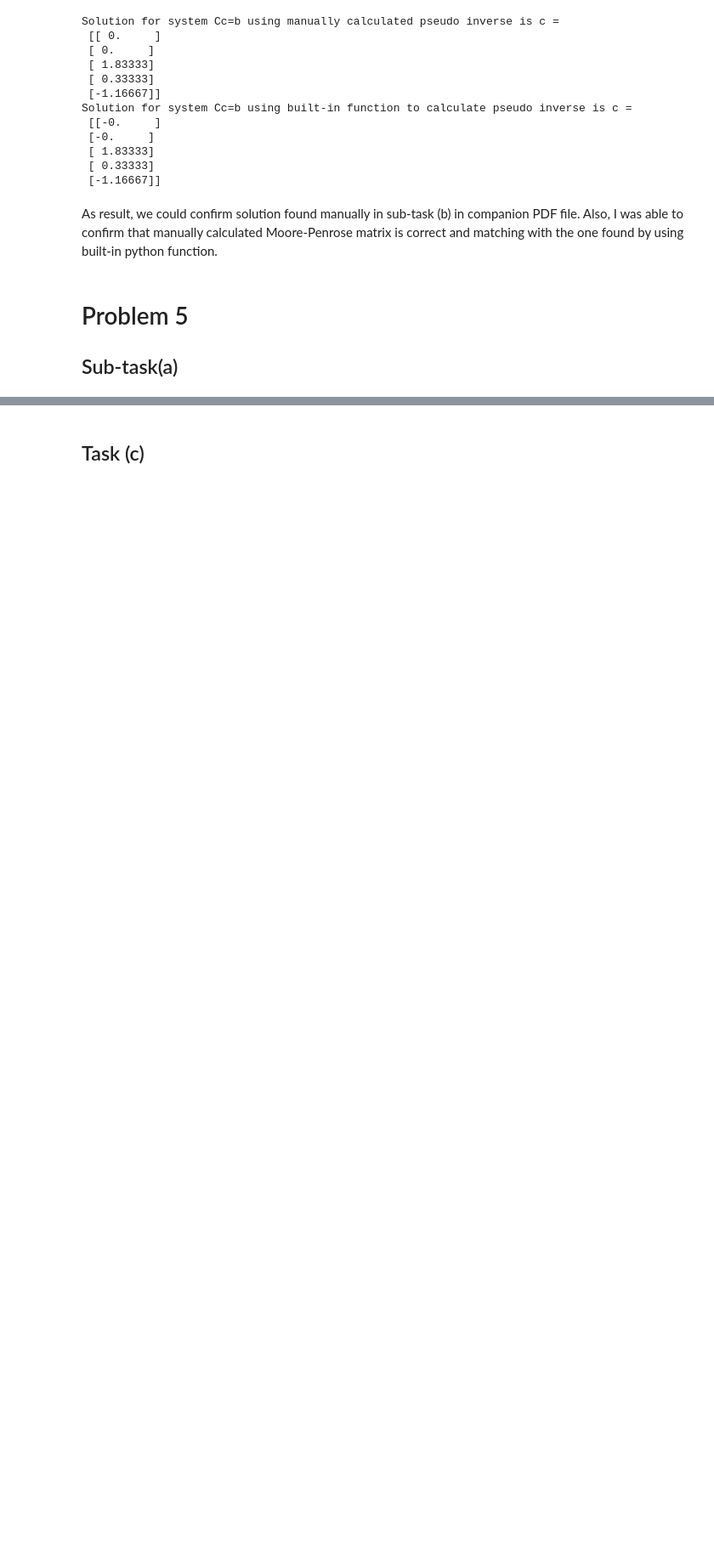
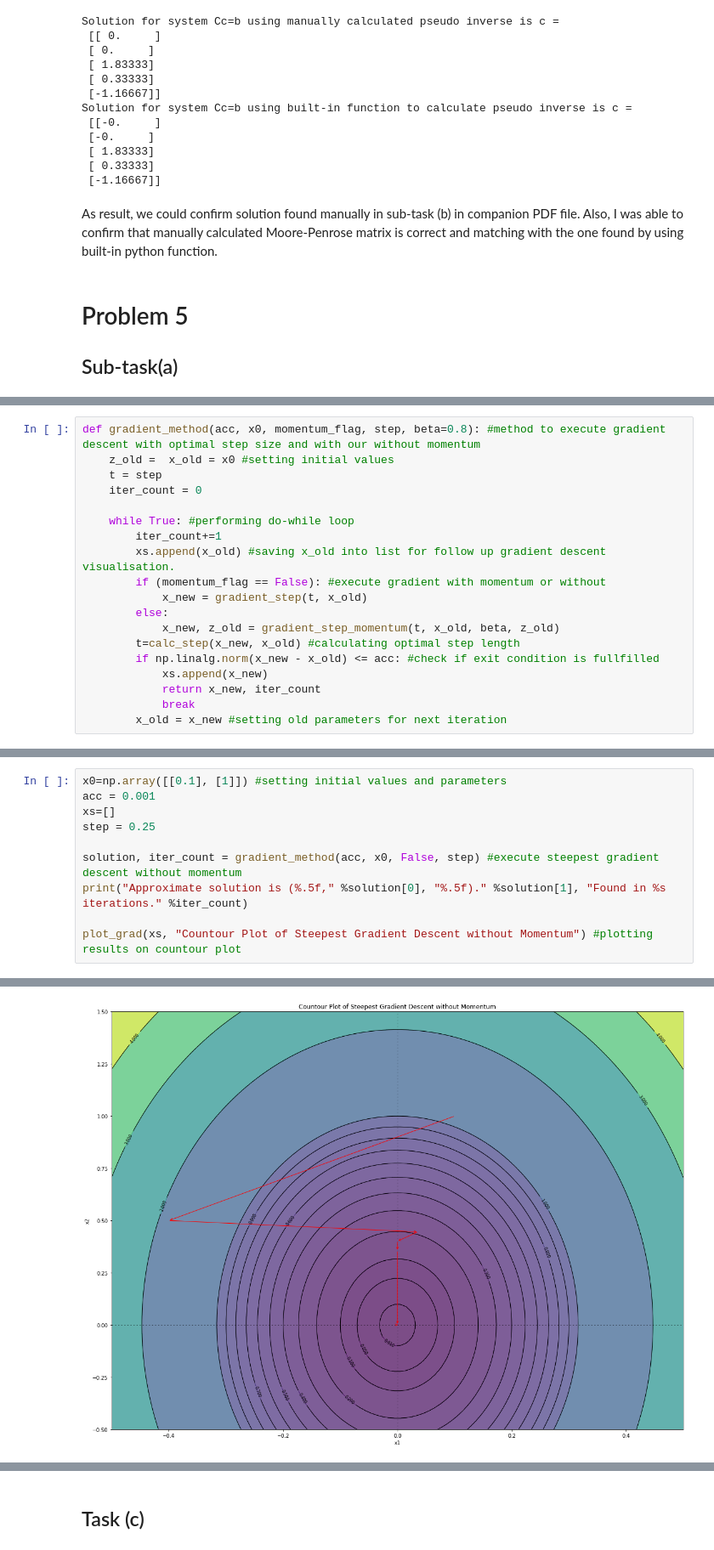
Before and after one commit to kai-wren/LinAl, a Jupyter notebook: LA_HW7.ipynb, the cells around one changed output, grey strips where cells are left out. Shown at 85% size. Cells and saved outputs as stored; diff of their text form; blank space fills up the shorter version.

```diff
--- a/LA_HW7.ipynb
+++ b/LA_HW7.ipynb
@@ -183,0 +168,19 @@ Approximate solution is (0.00019, 0.00386). Found in 28 iterations.
+# %%
+def gradient_method(acc, x0, momentum_flag, step, beta=0.8): #method to execute gradient descent with optimal step size and with our without momentum
+    z_old =  x_old = x0 #setting initial values
+    t = step
+    iter_count = 0
+
+    while True: #performing do-while loop
+        iter_count+=1
+        xs.append(x_old) #saving x_old into list for follow up gradient descent visualisation.
+        if (momentum_flag == False): #execute gradient with momentum or without
+            x_new = gradient_step(t, x_old)
+        else:
+            x_new, z_old = gradient_step_momentum(t, x_old, beta, z_old)
+        t=calc_step(x_new, x_old) #calculating optimal step length
+        if np.linalg.norm(x_new - x_old) <= acc: #check if exit condition is fullfilled
+            xs.append(x_new)
+            return x_new, iter_count
+            break
+        x_old = x_new #setting old parameters for next iteration
@@ -183,0 +189,11 @@ Approximate solution is (0.00019, 0.00386). Found in 28 iterations.
+# %%
+x0=np.array([[0.1], [1]]) #setting initial values and parameters
+acc = 0.001
+xs=[]
+step = 0.25
+
+solution, iter_count = gradient_method(acc, x0, False, step) #execute steepest gradient descent without momentum
+print("Approximate solution is (%.5f," %solution[0], "%.5f)." %solution[1], "Found in %s iterations." %iter_count)
+
+plot_grad(xs, "Countour Plot of Steepest Gradient Descent without Momentum") #plotting results on countour plot
+# %% [output]
@@ -183,0 +201 @@ Approximate solution is (0.00019, 0.00386). Found in 28 iterations.
+[figure, added]
```
Also changed, not shown: parts of 14 cells of this notebook.
